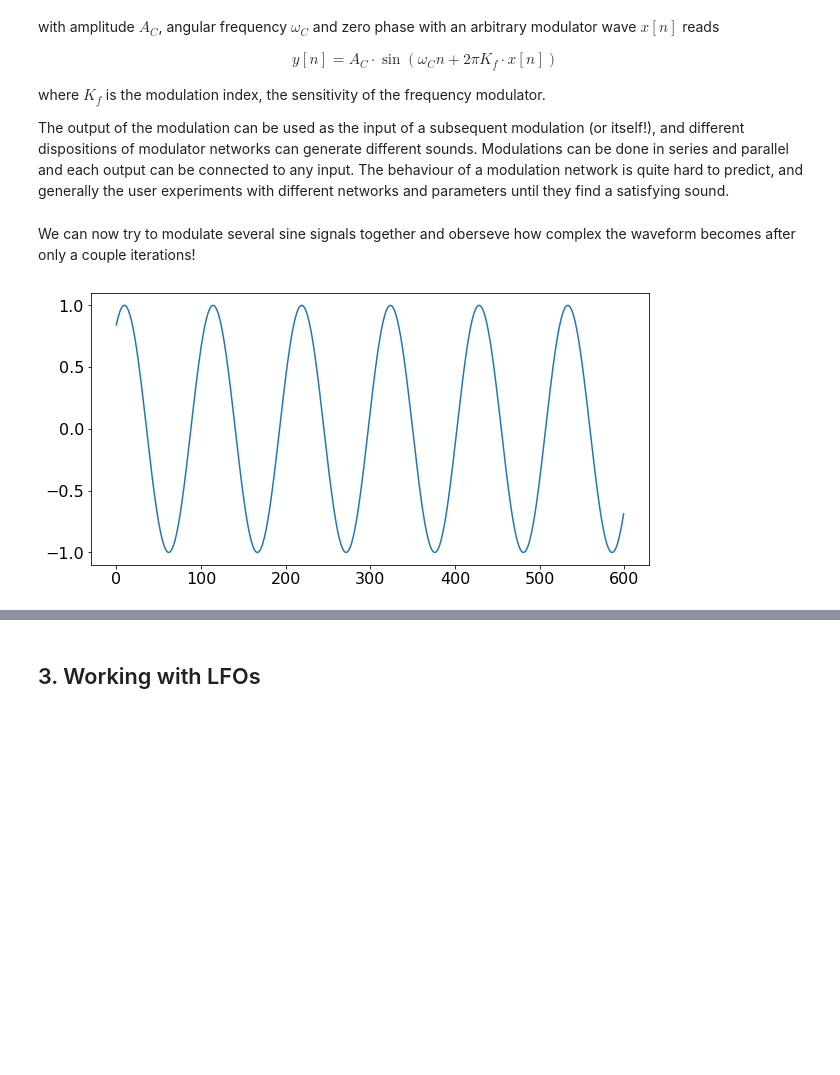
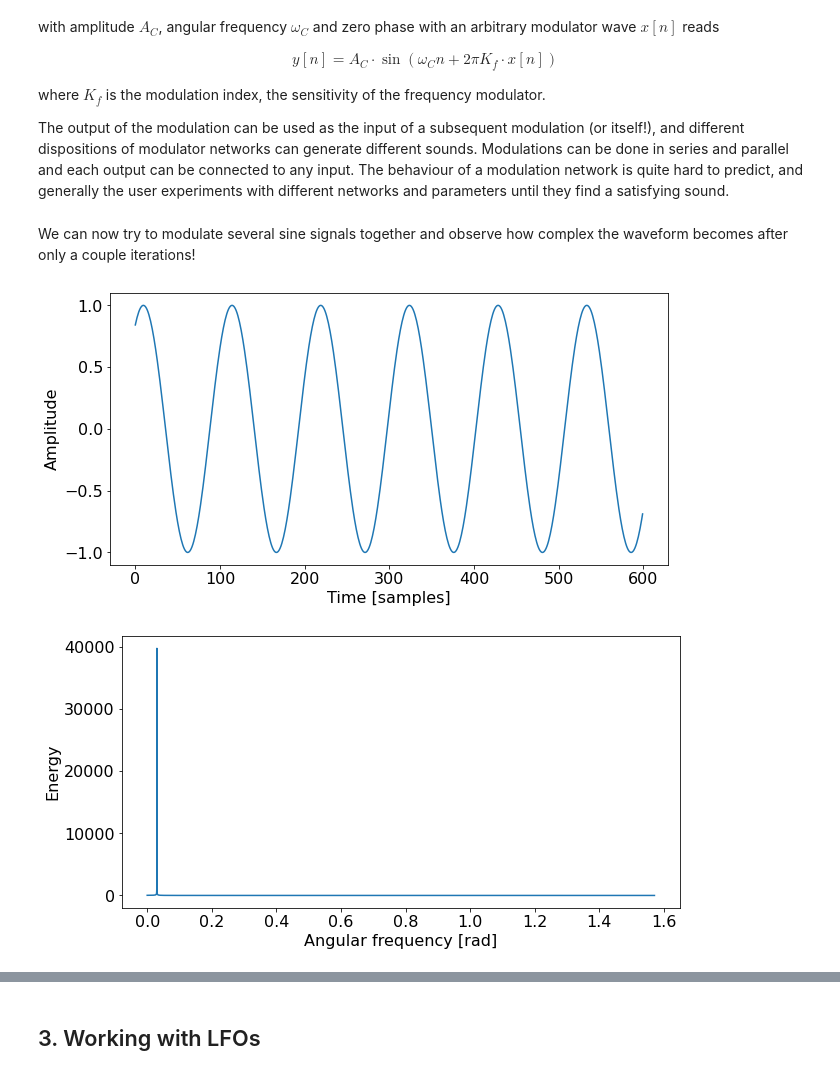
Before and after one commit to lucieperrotta/computersandmusic, a Jupyter notebook: Synthesizer.ipynb, the cells around one changed output, grey strips where cells are left out. Drawn from its saved outputs; the diff is of its cells as text; code cells hidden in the pictures; blank space fills up the shorter version.

```diff
--- a/Synthesizer.ipynb
+++ b/Synthesizer.ipynb
@@ -291,14 +276,25 @@ def modulator(cw, cA, mod_signal, mod_index=1):
     """
     return np.array([cA * np.sin(cw*i + mod_index*2.*np.pi*mod_signal[i]) for i in range(mod_signal.size)])
 # %% [markdown]
-We can now try to modulate several sine signals together and oberseve how complex the waveform becomes after only a couple iterations!
+We can now try to modulate several sine signals together and observe how complex the waveform becomes after only a couple iterations!
 # %%
 sine1 = sine(A=1, w=0.06, phi=-1, n=np.arange(2*fs, dtype=np.float32))
+
 plt.figure(figsize=figsize)
 plt.plot(sine1[:600])
+plt.xlabel("Time [samples]")
+plt.ylabel("Amplitude")
 plt.show()
+
+plt.figure(figsize=figsize)
+plt.plot(np.linspace(0, np.pi/2, fs), np.abs(fft(sine1))[:int(sine1.size/2)])
+plt.xlabel("Angular frequency [rad]")
+plt.ylabel("Energy")
+plt.show()
+
 write_audio(sine1, "samples/sine1.wav")
 # %% [output]
-[figure, old version]
+[figure, new version]
+[figure, added]
 [interactive output not drawn]
 # %%
```
Also changed, not shown: parts of 12 cells of this notebook, 3 other files.
